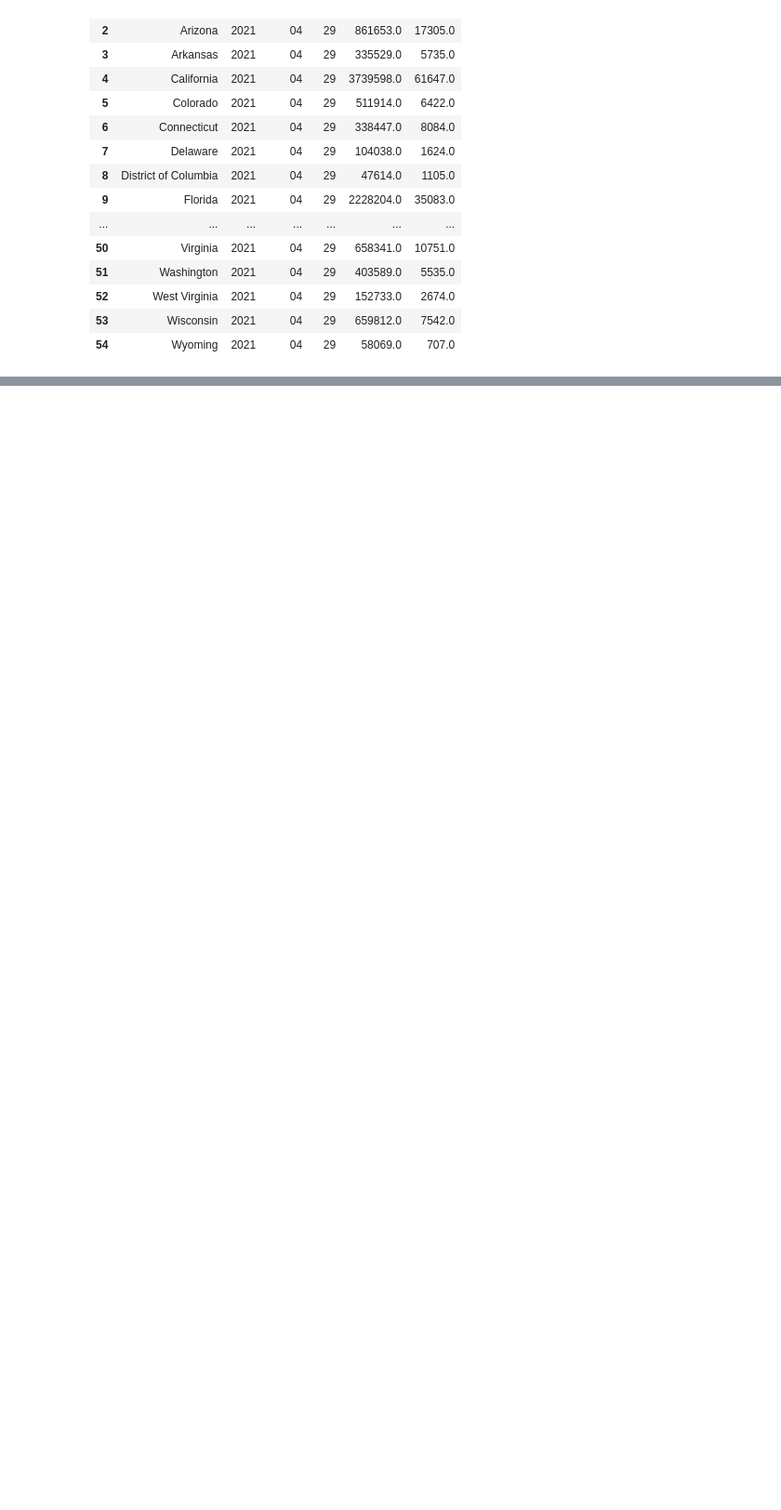
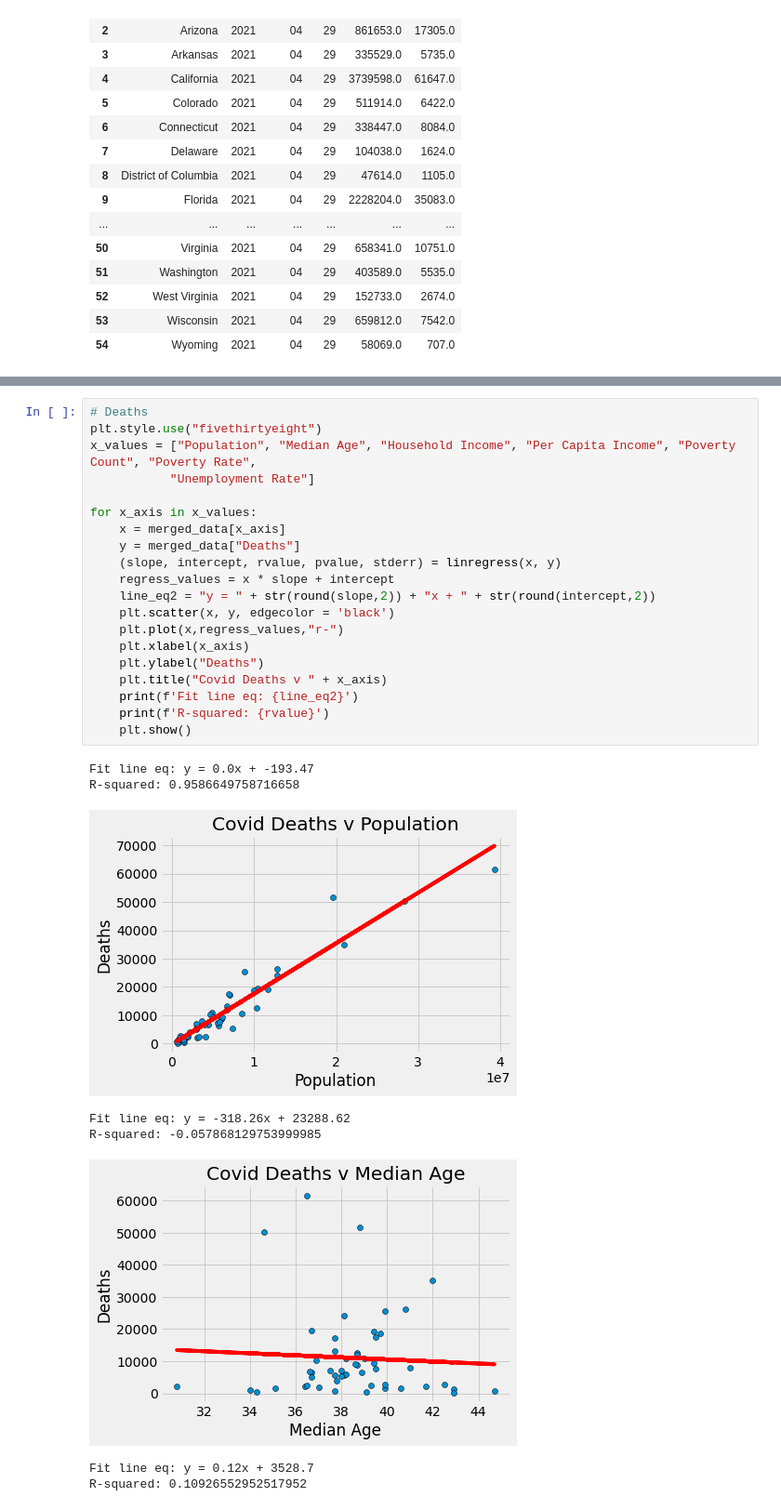
Before and after one commit to seanlipinski/Project1, a Jupyter notebook: Project_1_Covid.ipynb, the cells around one changed output, grey strips where cells are left out. Shown: that part at 93% size. Saved outputs shown, nothing was run; the diff lists cells and outputs as text; blank space fills up the shorter version.

```diff
--- a/Project_1_Covid.ipynb
+++ b/Project_1_Covid.ipynb
@@ -185,0 +246,29 @@ KeyError: 'State'
+# %%
+# Deaths
+plt.style.use("fivethirtyeight")
+x_values = ["Population", "Median Age", "Household Income", "Per Capita Income", "Poverty Count", "Poverty Rate",
+           "Unemployment Rate"]
+
+for x_axis in x_values:
+    x = merged_data[x_axis]
+    y = merged_data["Deaths"]
+    (slope, intercept, rvalue, pvalue, stderr) = linregress(x, y)
+    regress_values = x * slope + intercept
+    line_eq2 = "y = " + str(round(slope,2)) + "x + " + str(round(intercept,2))
+    plt.scatter(x, y, edgecolor = 'black')
+    plt.plot(x,regress_values,"r-")
+    plt.xlabel(x_axis)
+    plt.ylabel("Deaths")
+    plt.title("Covid Deaths v " + x_axis)
+    print(f'Fit line eq: {line_eq2}')
+    print(f'R-squared: {rvalue}')
+    plt.show()
+# %% [output]
+Fit line eq: y = 0.0x + -193.47
+R-squared: 0.9586649758716658
+[figure, added]
+Fit line eq: y = -318.26x + 23288.62
+R-squared: -0.057868129753999985
+[figure, added]
+Fit line eq: y = 0.12x + 3528.7
+R-squared: 0.10926552952517952
```
Also changed, not shown: parts of 10 cells of this notebook.
